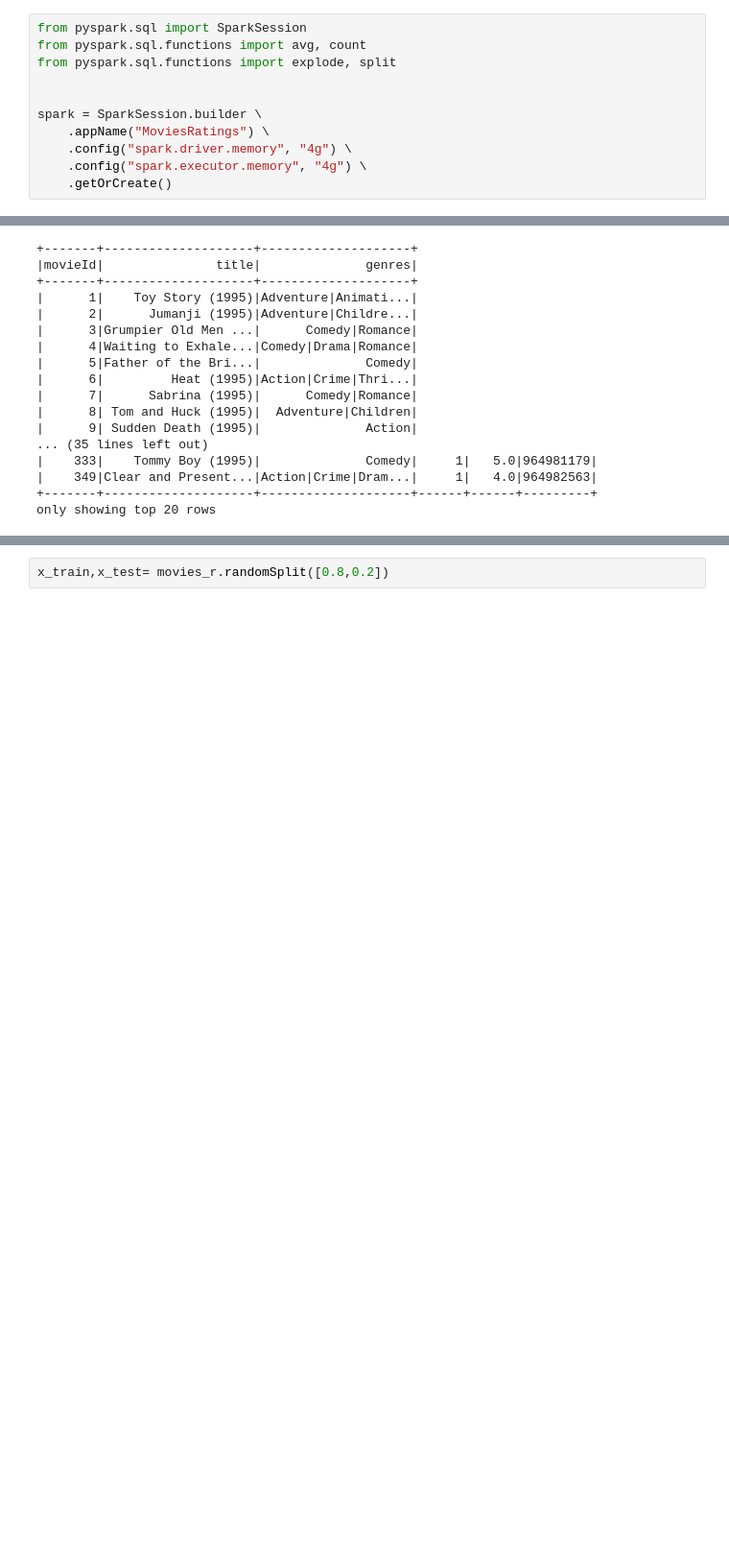
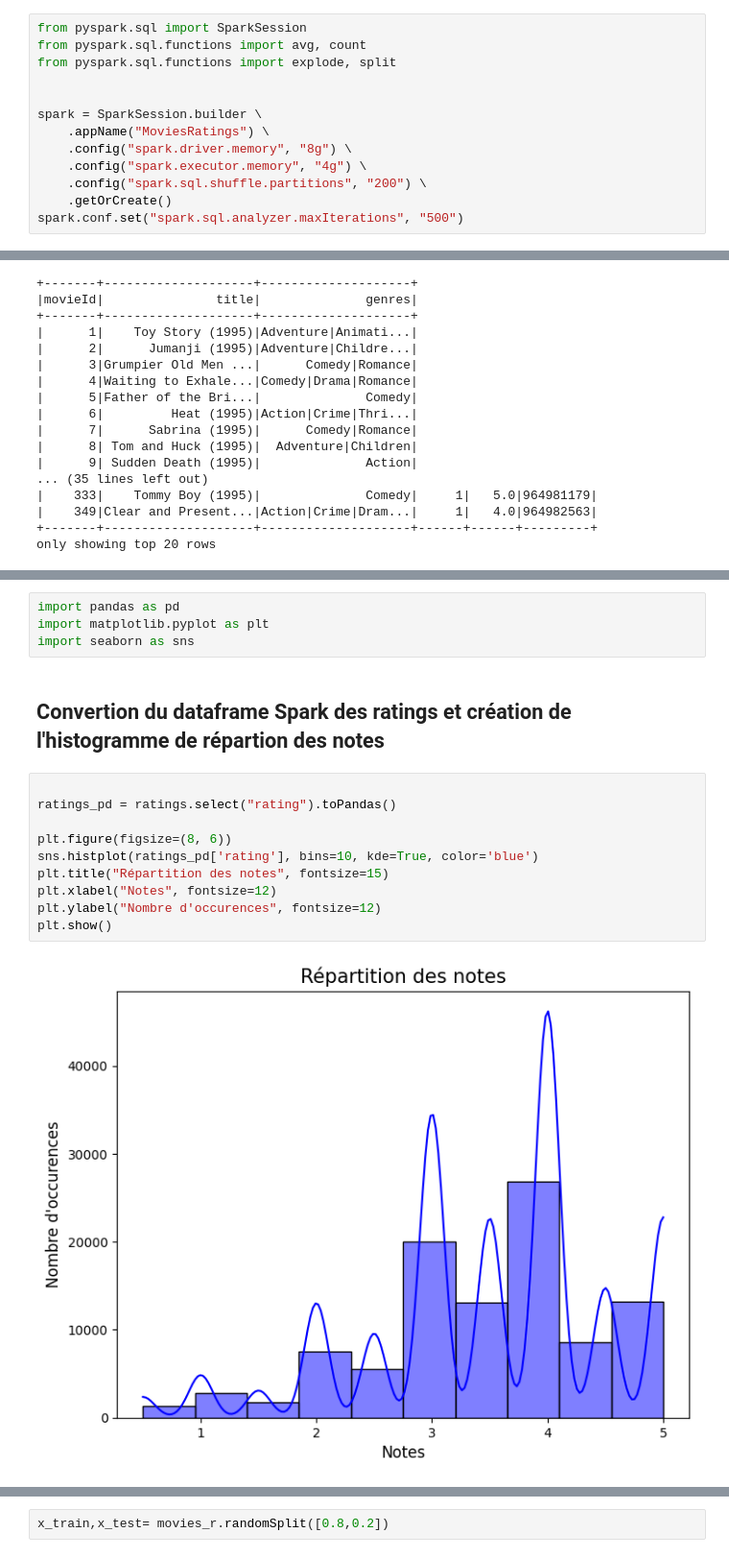
Before and after one commit to antonella-giovannetti/sparkle-movie, a Jupyter notebook: eda.ipynb, the cells around one changed output, grey strips where cells are left out. Shown at 96% size. Cells and saved outputs as stored; diff of their text form; blank space fills up the shorter version.

```diff
--- a/eda.ipynb
+++ b/eda.ipynb
@@ -13,6 +29,8 @@ from pyspark.sql.functions import explode, split
 
 spark = SparkSession.builder \
     .appName("MoviesRatings") \
-    .config("spark.driver.memory", "4g") \
+    .config("spark.driver.memory", "8g") \
     .config("spark.executor.memory", "4g") \
+    .config("spark.sql.shuffle.partitions", "200") \
     .getOrCreate()
+spark.conf.set("spark.sql.analyzer.maxIterations", "500")
@@ -213,0 +251,18 @@ only showing top 20 rows
+# %%
+import pandas as pd
+import matplotlib.pyplot as plt
+import seaborn as sns
+# %% [markdown]
+## Convertion du dataframe Spark des ratings et création de l'histogramme de répartion des notes
+# %%
+
+ratings_pd = ratings.select("rating").toPandas()
+
+plt.figure(figsize=(8, 6))
+sns.histplot(ratings_pd['rating'], bins=10, kde=True, color='blue')
+plt.title("Répartition des notes", fontsize=15)
+plt.xlabel("Notes", fontsize=12)
+plt.ylabel("Nombre d'occurences", fontsize=12)
+plt.show()
+# %% [output]
+[figure, added]
```
Also changed, not shown: parts of 38 cells of this notebook.
